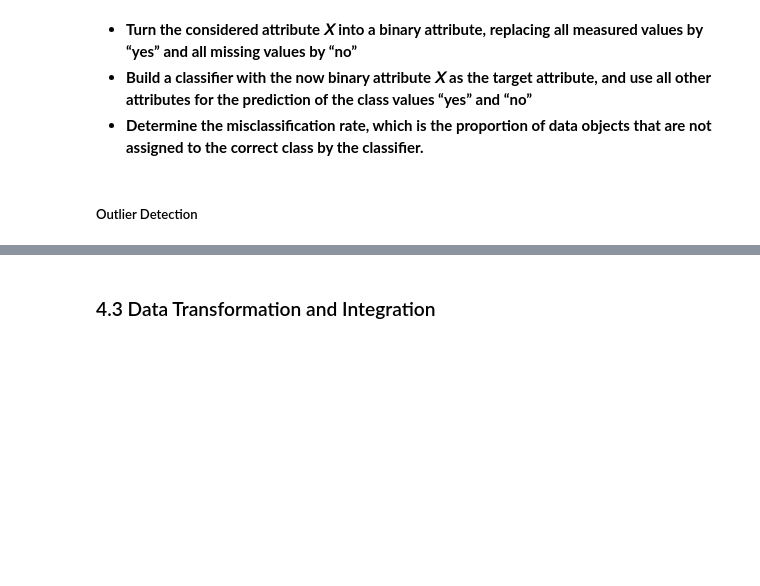
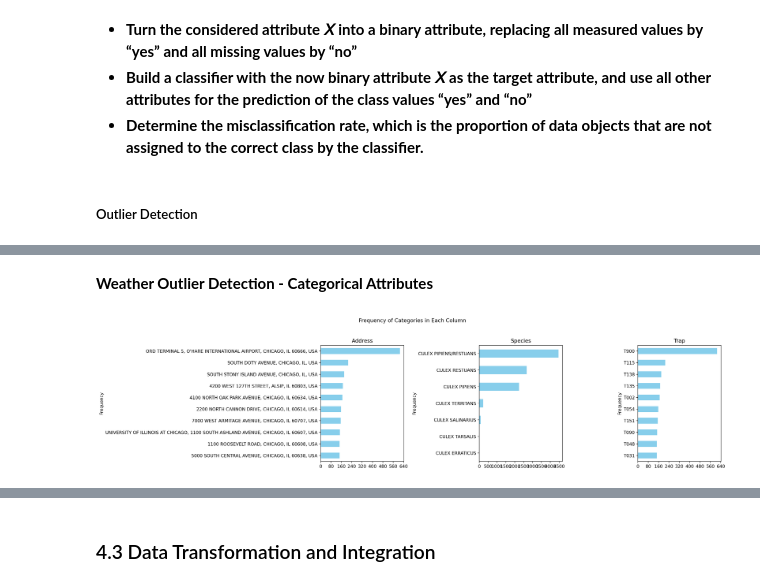
Before and after one commit to NilsLeo/WNV-prediction-model, a Jupyter notebook: notebooks/4_Data_Preparation.ipynb, the cells around one changed output, grey strips where cells are left out. Cells and saved outputs as stored; diff of their text form; code cells hidden in the pictures; blank space fills up the shorter version.

```diff
--- a/notebooks/4_Data_Preparation.ipynb
+++ b/notebooks/4_Data_Preparation.ipynb
@@ -126,20 +133,6 @@ max          66.0
 | 4 | 2007-05-29 | 7900 West Foster Avenue, Chicago,... | CULEX RESTUANS | 79 | W FOSTER AVE | T015 | 7900 W FOSTER AVE, Chicago, IL | 41.974089 | -87.824812 | ... |
 # %% [markdown]
 Extracting Feature Relative Humidity
-# %%
-import pandas as pd
-import numpy as np
-
-# Assuming you have a DataFrame named 'weather'
-# First, convert the 'DewPoint' and 'Tavg' columns to numeric values
-weather['DewPoint'] = pd.to_numeric(weather['DewPoint'], errors='coerce')
-weather['Tavg'] = pd.to_numeric(weather['Tavg'], errors='coerce')
-
-# Now calculate Relative Humidity
-weather['RelativeHumidity'] = 100 * (
-    np.exp((17.67 * ((weather['DewPoint'] - 32) * (5/9))) / (243.5 + ((weather['DewPoint'] - 32) * (5/9)))) /
-    np.exp((17.67 * ((weather['Tavg'] - 32) * (5/9))) / (243.5 + ((weather['Tavg'] - 32) * (5/9))))
-)
 # %%
 # The weather conditions are encoded in the CodeSum column. We weill use Rainy, Snowy, Windy, Hazy as Umbrella Terms for various Conditions
 weather["CodeSum"].unique()
@@ -614,0 +721,23 @@ BBox_spray
+# %%
+weather_numerical = weather.select_dtypes(include=['float64', 'int64'])
+train_numerical = train.select_dtypes(include=['float64', 'int64'])
+spray_numerical = spray.select_dtypes(include=['float64', 'int64'])
+test_numerical = test.select_dtypes(include=['float64', 'int64'])
+# Assuming 'weather', 'train', 'spray', and 'test' are pandas DataFrames already loaded into your environment
+
+# Extract non-numerical columns
+
+
+weather_categorical = weather.select_dtypes(exclude=weather_numerical.dtypes.to_dict().values())
+# weather_categorical.drop(["Date"], axis=1, inplace=True) # frequency of categories in Date is not useful, because we have too many values to display them in a concise way
+# weather_categorical.drop(["Year Month"], axis=1, inplace=True)  # frequency of categories in Date is not useful, because we have too many values to display them in a concise way
+train_categorical = train.select_dtypes(exclude=train_numerical.dtypes.to_dict().values())
+spray_categorical = spray.select_dtypes(exclude=spray_numerical.dtypes.to_dict().values())
+test_categorical = test.select_dtypes(exclude=test_numerical.dtypes.to_dict().values())
+# %% [markdown]
+**Weather Outlier Detection - Categorical Attributes**
+# %%
+# Weather has no further categorical columns
+plot_category_frequencies_grid(train_categorical)
+# %% [output]
+[figure, added]
```
Also changed, not shown: parts of 32 cells of this notebook, 4 other files.
